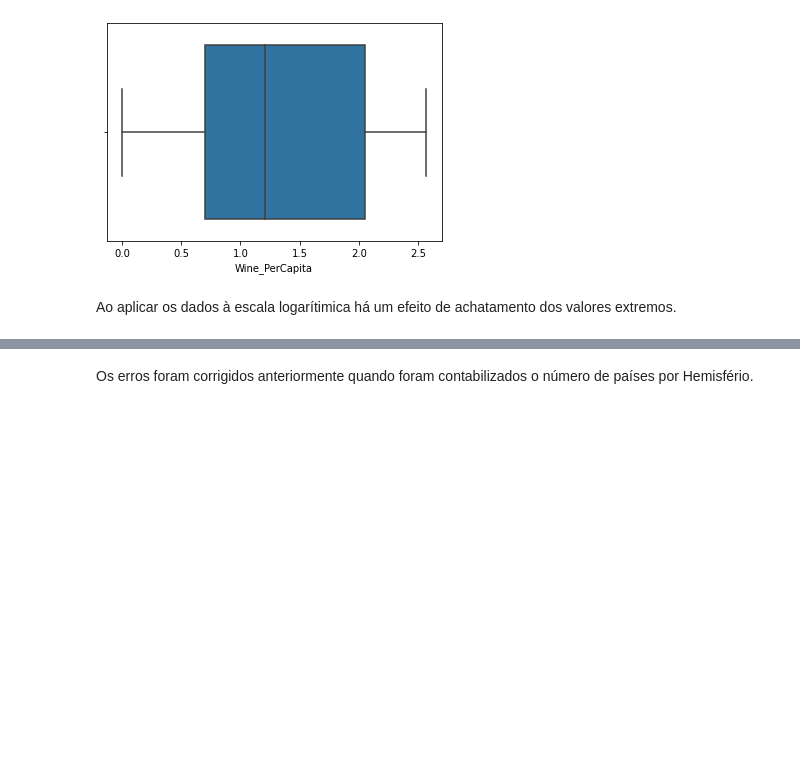
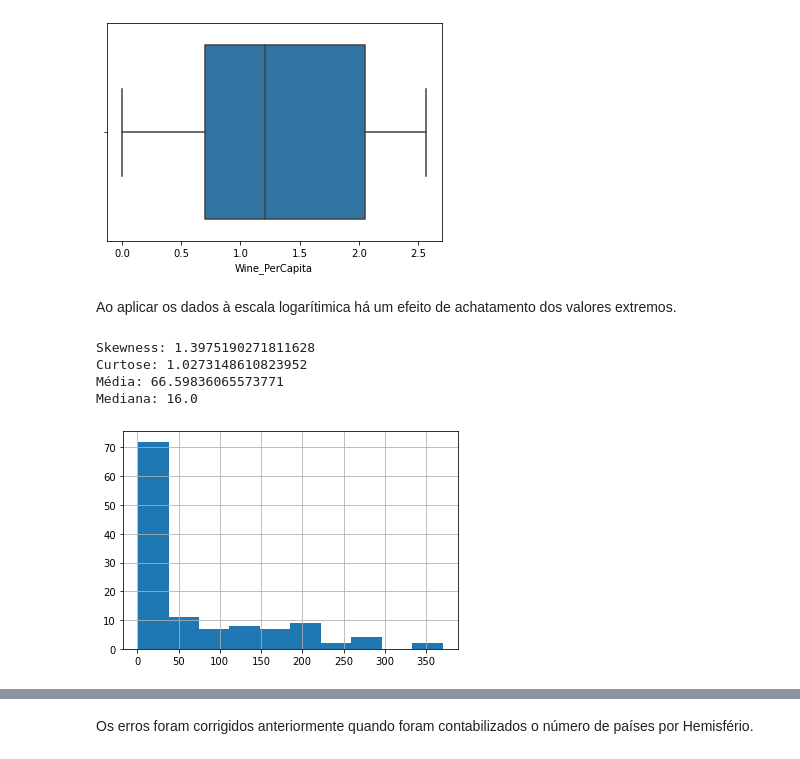
Before and after one commit to lorranavf/class-machine-learning-pex-812-2023, a Jupyter notebook: Atividade2/Hapiness_&_Alcohol_Consumption.ipynb, the cells around one changed output, grey strips where cells are left out. Cells and saved outputs as stored; diff of their text form; code cells hidden in the pictures; blank space fills up the shorter version.

```diff
--- a/Atividade2/Hapiness_&_Alcohol_Consumption.ipynb
+++ b/Atividade2/Hapiness_&_Alcohol_Consumption.ipynb
@@ -172,3 +175,34 @@ plt.show()
 [figure]
 # %% [markdown]
 Ao aplicar os dados à escala logarítimica há um efeito de achatamento dos valores extremos.
+# %%
+import pandas as pd
+from scipy.stats import skew, kurtosis
+
+# Suponha que você tenha um DataFrame chamado 'df' com uma coluna chamada 'variavel'.
+# Substitua 'df' e 'variavel' pelos nomes reais do seu DataFrame e coluna.
+
+# Calcular a skewness (assimetria)
+skewness = skew(df['Wine_PerCapita'])
+print(f'Skewness: {skewness}')
+
+# Calcular a curtose (aplatisse)
+curtose = kurtosis(df['Wine_PerCapita'])
+print(f'Curtose: {curtose}')
+
+mean_wine = df['Wine_PerCapita'].mean()
+print(f'Média: {mean_wine}')
+
+median_wine = df['Wine_PerCapita'].median()
+print(f'Mediana: {median_wine}')
+
+
+df['Wine_PerCapita'].hist()
+
+plt.show()
+# %% [output]
+Skewness: 1.3975190271811628
+Curtose: 1.0273148610823952
+Média: 66.59836065573771
+Mediana: 16.0
+[figure, added]
```
Also changed, not shown: parts of 16 cells of this notebook.
